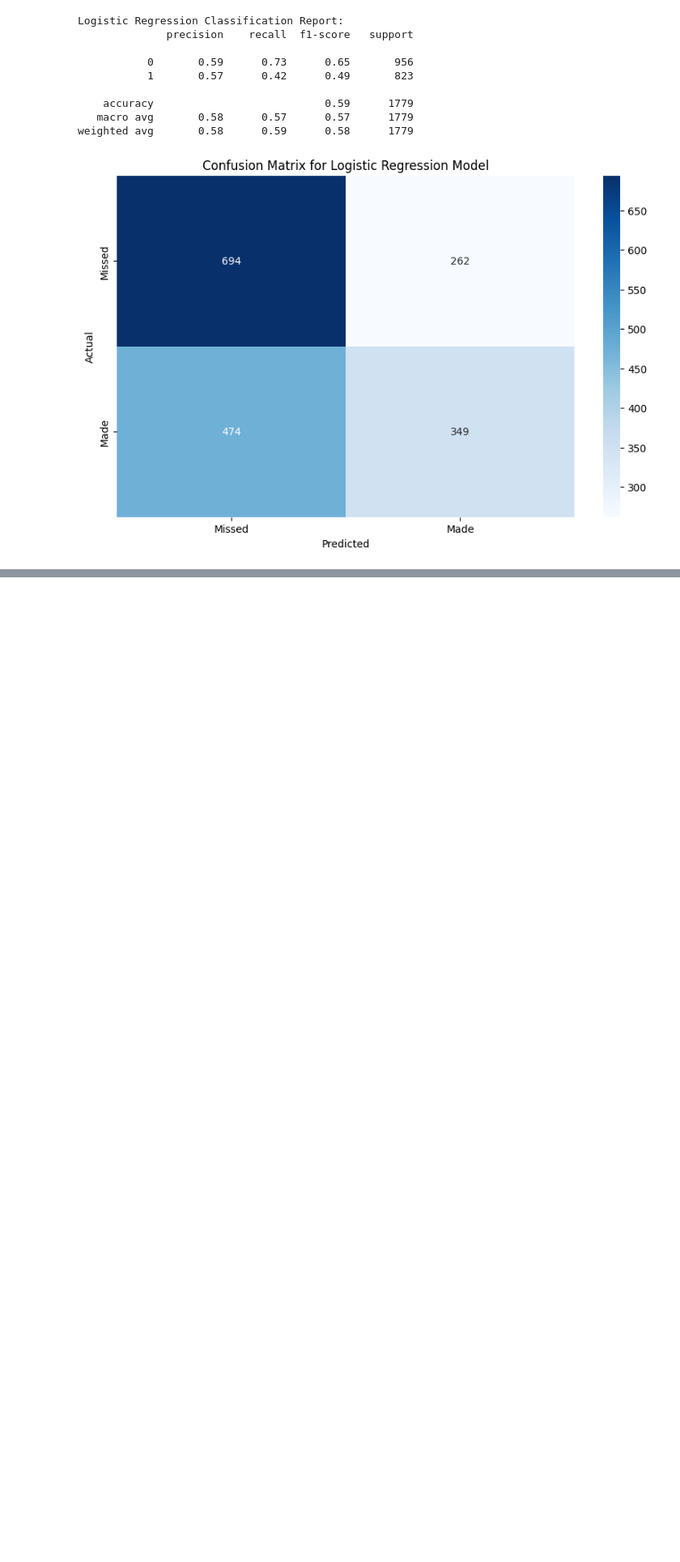
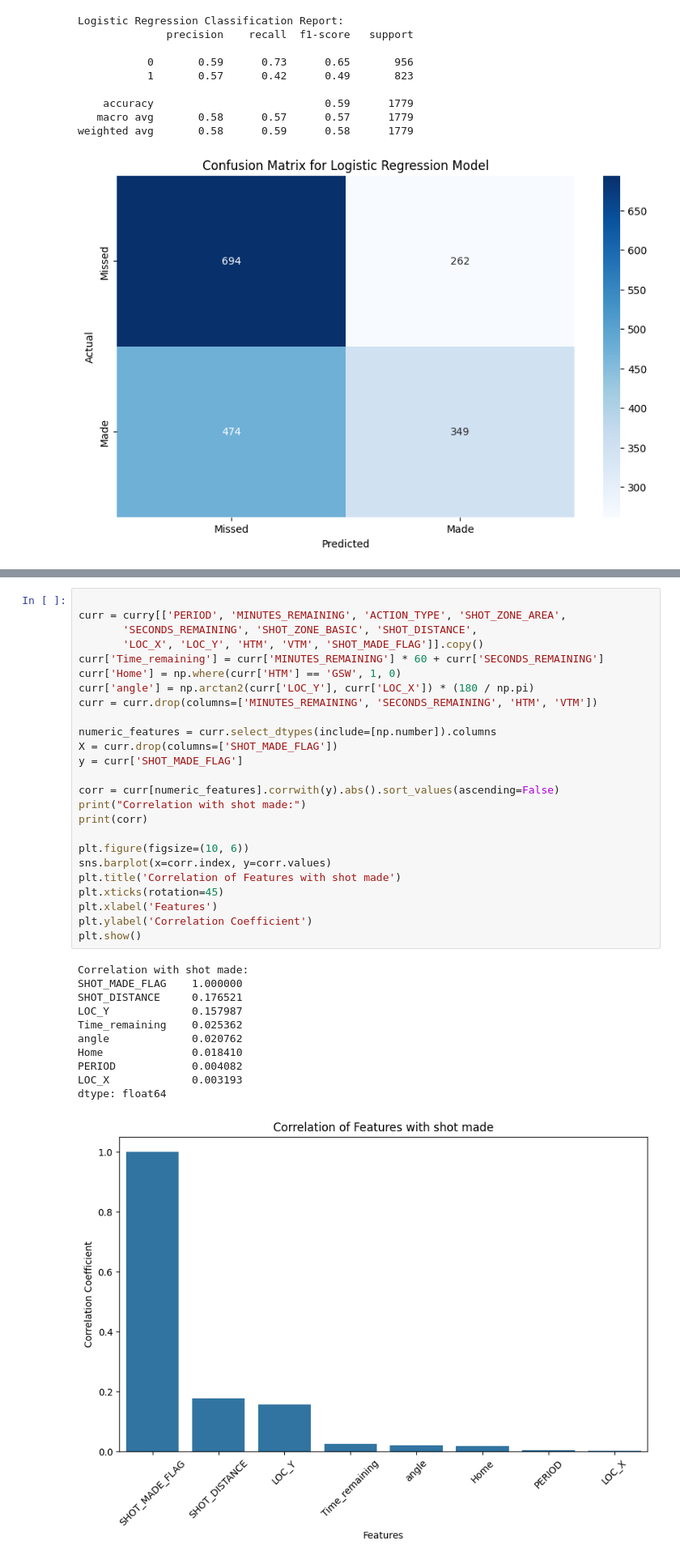
Before and after one commit to raulsharma21/NBA-Actions, a Jupyter notebook: code/shot_predictor.ipynb, the cells around one changed output, grey strips where cells are left out. Shown: that part at 81% size. Drawn from its saved outputs; the diff is of its cells as text; blank space fills up the shorter version.

```diff
--- a/code/shot_predictor.ipynb
+++ b/code/shot_predictor.ipynb
@@ -197,0 +212,37 @@ weighted avg       0.58      0.59      0.58      1779
+# %%
+
+curr = curry[['PERIOD', 'MINUTES_REMAINING', 'ACTION_TYPE', 'SHOT_ZONE_AREA',
+       'SECONDS_REMAINING', 'SHOT_ZONE_BASIC', 'SHOT_DISTANCE',
+       'LOC_X', 'LOC_Y', 'HTM', 'VTM', 'SHOT_MADE_FLAG']].copy()
+curr['Time_remaining'] = curr['MINUTES_REMAINING'] * 60 + curr['SECONDS_REMAINING']
+curr['Home'] = np.where(curr['HTM'] == 'GSW', 1, 0)
+curr['angle'] = np.arctan2(curr['LOC_Y'], curr['LOC_X']) * (180 / np.pi)
+curr = curr.drop(columns=['MINUTES_REMAINING', 'SECONDS_REMAINING', 'HTM', 'VTM'])
+
+numeric_features = curr.select_dtypes(include=[np.number]).columns
+X = curr.drop(columns=['SHOT_MADE_FLAG'])
+y = curr['SHOT_MADE_FLAG']
+
+corr = curr[numeric_features].corrwith(y).abs().sort_values(ascending=False)
+print("Correlation with shot made:")
+print(corr)
+
+plt.figure(figsize=(10, 6))
+sns.barplot(x=corr.index, y=corr.values)
+plt.title('Correlation of Features with shot made')
+plt.xticks(rotation=45)
+plt.xlabel('Features')
+plt.ylabel('Correlation Coefficient')
+plt.show()
+# %% [output]
+Correlation with shot made:
+SHOT_MADE_FLAG    1.000000
+SHOT_DISTANCE     0.176521
+LOC_Y             0.157987
+Time_remaining    0.025362
+angle             0.020762
+Home              0.018410
+PERIOD            0.004082
+LOC_X             0.003193
+dtype: float64
+[figure, added]
```
Also changed, not shown: parts of 7 cells of this notebook.
